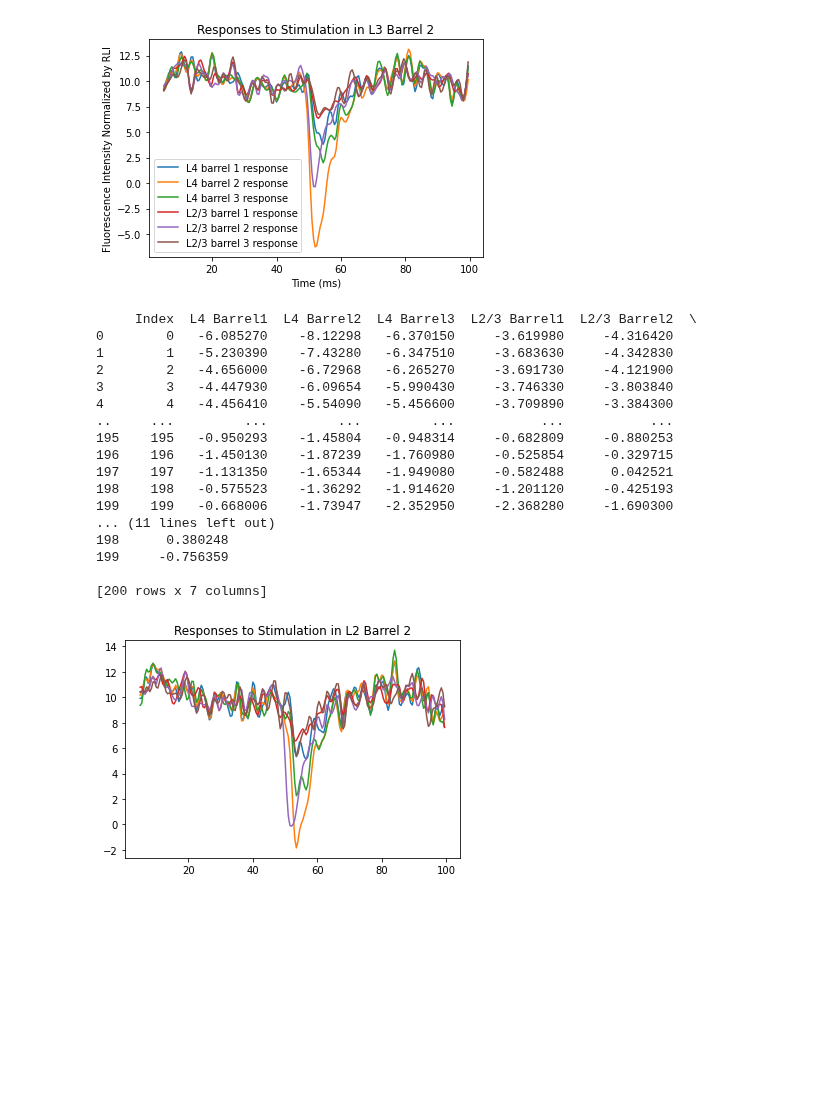
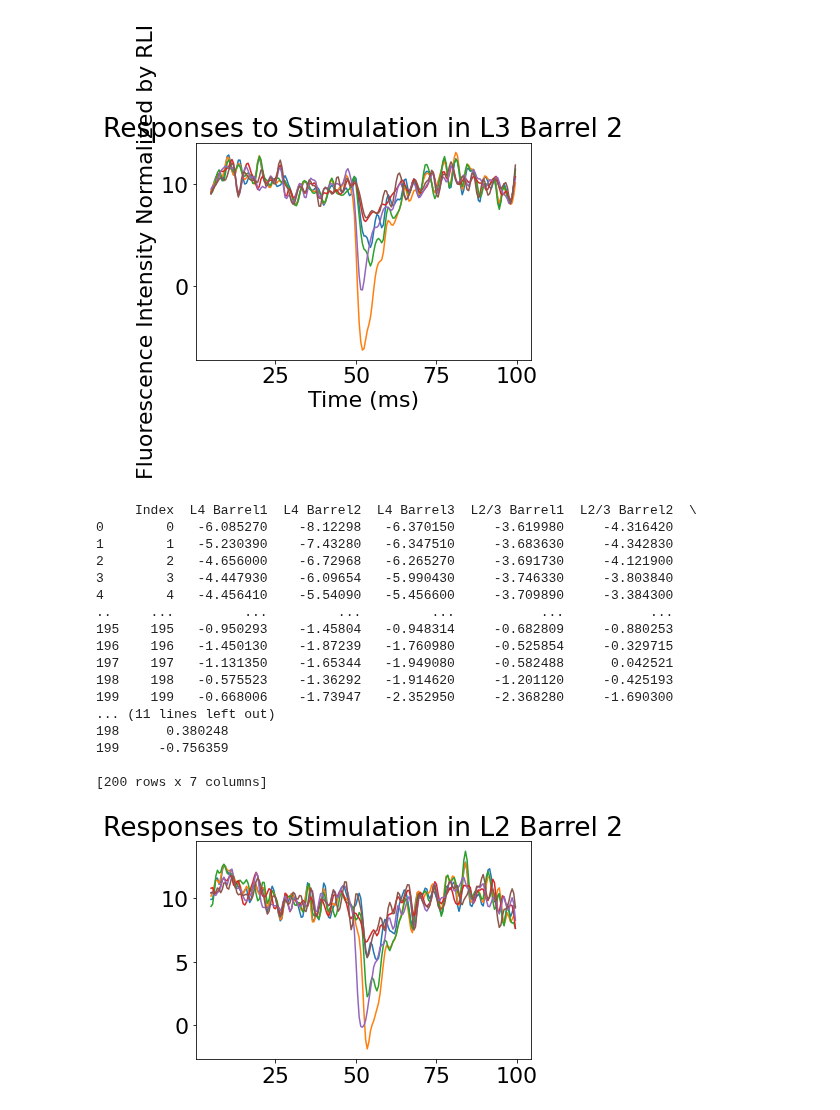
Before and after one commit to john-judge/TSM-to-ZDA, a Jupyter notebook: Fig1_May2023.ipynb, the cells around one changed output. Drawn from its saved outputs; the diff is of its cells as text; code cells hidden in the pictures; blank space fills up the shorter version.

```diff
--- a/Fig1_May2023.ipynb
+++ b/Fig1_May2023.ipynb
@@ -10,6 +10,8 @@ import pandas as pd
 data_dir = "C:/Users/jjudge3/Desktop/Data/mm_full_pipeline_targets/"
 csv_filename_1 = 'velocity_scnn1a_part1_3_7_slice1.csv'
 csv_filename_2 = 'velocity_scnn1a_part1_3_7_slice2.csv'
+plt.rcParams.update({'font.size': 22})
+#plt.rcParams['figure.figsize'] = [20, 12]
 # %%
 df1 = pd.read_csv(data_dir + csv_filename_1)
 df1 = pd.DataFrame(df1)
@@ -265,7 +267,7 @@ plt.plot(t, v3, label="L4 barrel 3 response")
 plt.plot(t, vv1, label="L2/3 barrel 1 response")
 plt.plot(t, vv2, label="L2/3 barrel 2 response")
 plt.plot(t, vv3, label="L2/3 barrel 3 response")
-plt.legend()
+#plt.legend()
 plt.xlabel("Time (ms)")
 plt.ylabel("Fluorescence Intensity Normalized by RLI")
 plt.title("Responses to Stimulation in L3 Barrel 2")
@@ -300,34 +302,34 @@ plt.title("Responses to Stimulation in L2 Barrel 2")
 plt.savefig(data_dir + "03-07-23/selected_zda/analysis02_02_02/traces_barrel.png")
 plt.show()
 
 # 3/7 slice 2-1 traces: stim in L2 side barrel
 traces_barrel_1 = data_dir + "03-07-23/selected_zda/analysis02_03_08/traces_barrels.dat"
 traces_barrel_1 = pd.read_csv(traces_barrel_1,
                          sep='\t',
                          header=0,
                          names=['Index',  'L4 Barrel1',  'L4 Barrel2',  'L4 Barrel3',
                                'L2/3 Barrel1',  'L2/3 Barrel2',  'L2/3 Barrel3'])
 plt.clf()
 start_cut = 10
 baseline = 10
 v1 = traces_barrel_1.loc[start_cut:, ["L4 Barrel1"]] + baseline
 v2 = traces_barrel_1.loc[start_cut:, ["L4 Barrel2"]] + baseline
 v3 = traces_barrel_1.loc[start_cut:, ["L4 Barrel3"]] + baseline
 vv1 = traces_barrel_1.loc[start_cut:, ["L2/3 Barrel1"]] + baseline
 vv2 = traces_barrel_1.loc[start_cut:, ["L2/3 Barrel2"]] + baseline
 vv3 = traces_barrel_1.loc[start_cut:, ["L2/3 Barrel3"]] + baseline
 t = [(i+start_cut) * 0.5 for i in range(len(v1))]
 plt.plot(t, v1, label="L4 barrel 1 response")
 plt.plot(t, v2, label="L4 barrel 2 response")
 plt.plot(t, v3, label="L4 barrel 3 response")
 plt.plot(t, vv1, label="L2/3 barrel 1 response")
 plt.plot(t, vv2, label="L2/3 barrel 2 response")
 plt.plot(t, vv3, label="L2/3 barrel 3 response")
 plt.title("Responses to Stimulation in L2 Barrel 1")
 plt.savefig(data_dir + "03-07-23/selected_zda/analysis02_03_08/traces_barrel.png")
 plt.show()
 # %% [output]
-[figure, old version]
+[figure, new version]
      Index  L4 Barrel1  L4 Barrel2  L4 Barrel3  L2/3 Barrel1  L2/3 Barrel2  \
 0        0   -6.085270    -8.12298   -6.370150     -3.619980     -4.316420
 1        1   -5.230390    -7.43280   -6.347510     -3.683630     -4.342830
@@ -345,4 +347,4 @@ plt.show()
 199     -0.756359
 
 [200 rows x 7 columns]
-[figure, old version]
+[figure, new version]
```
Also changed, not shown: parts of 6 cells of this notebook, 1 other file.
